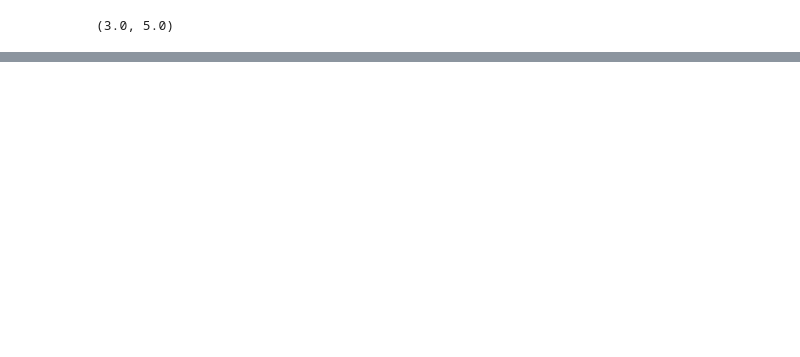
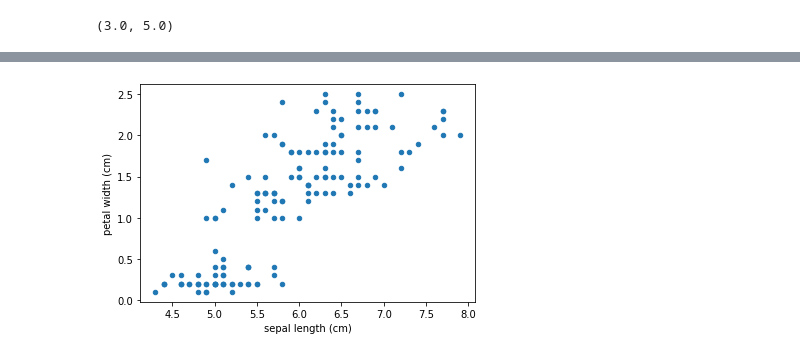
Before and after one commit to AndrewSalygin/data_analysis_practice, a Jupyter notebook: Data analysis practice.ipynb, the cells around one changed output, grey strips where cells are left out. Saved outputs shown, nothing was run; the diff lists cells and outputs as text; code cells hidden in the pictures; blank space fills up the shorter version.

```diff
--- a/Data analysis practice.ipynb
+++ b/Data analysis practice.ipynb
@@ -1382,0 +1473,9 @@ ISS = np.sum((points - mean) ** 2)
+# %%
+from sklearn.datasets import load_iris
+import pandas as pd
+
+iris = load_iris()
+df = pd.DataFrame(iris.data, columns = iris.feature_names)
+# Уже отсортированные по категориям виды Ириса
+df['target'] = iris.target
+df.head()
@@ -1382,0 +1489,5 @@ ISS = np.sum((points - mean) ** 2)
+# %%
+df.plot(kind = 'scatter', x = 'sepal length (cm)', y = 'petal width (cm)')
+plt.show()
+# %% [output]
+[figure, added]
```
Also changed, not shown: parts of 100 cells of this notebook, 6 other files.
